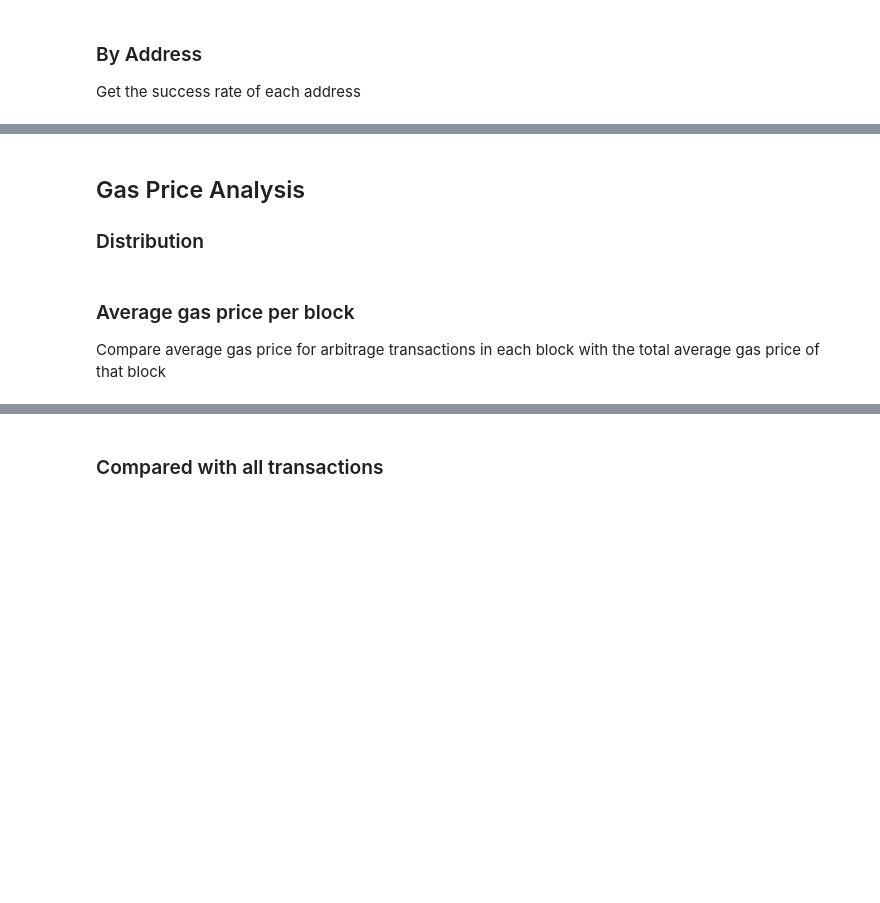
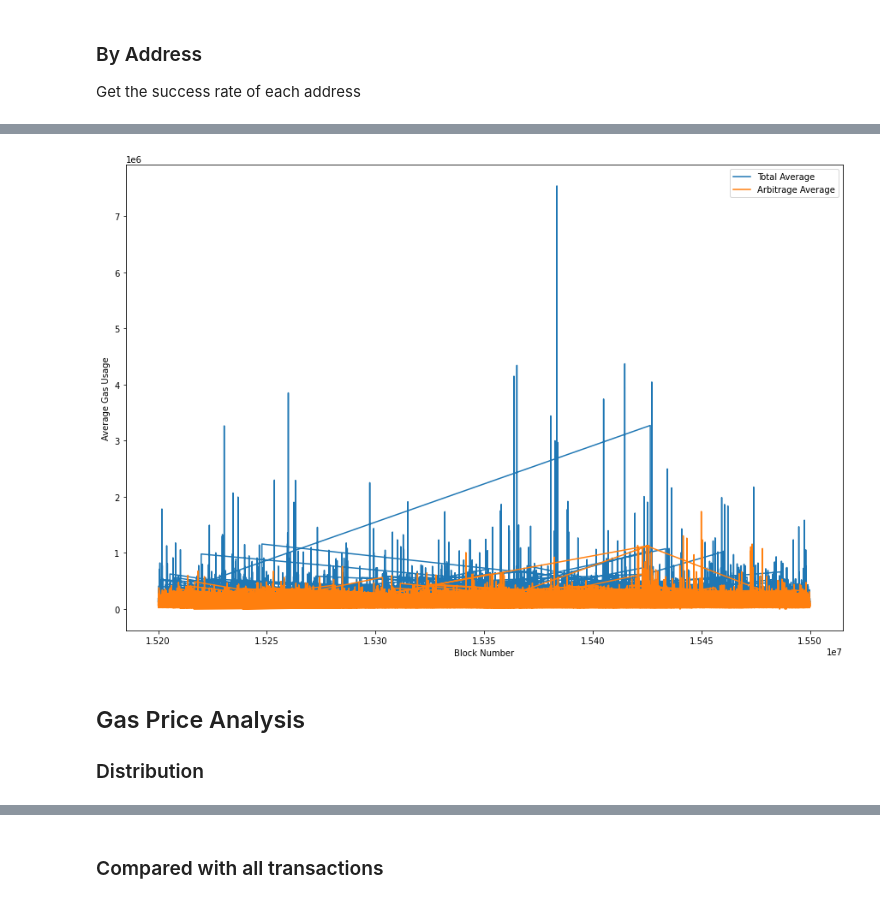
Before and after one commit to noushkia/mev-analysis, a Jupyter notebook: arbitrage_analysis.ipynb, the cells around one changed output, grey strips where cells are left out. Saved outputs shown, nothing was run; the diff lists cells and outputs as text; code cells hidden in the pictures; blank space fills up the shorter version.

```diff
--- a/arbitrage_analysis.ipynb
+++ b/arbitrage_analysis.ipynb
@@ -220,0 +129,4 @@ protocol_success_rate
+# %%
+query = "SELECT * FROM blocks WHERE block_number BETWEEN 15200000 AND 15500000"
+block_df = pd.DataFrame(conn.execute(text(query)))
+block_df.head()
@@ -220,0 +153,4 @@ protocol_success_rate
+# %%
+# merge the average gas usage per block with the blocks_df dataframe
+merged_df = pd.merge(block_df, avg_gas_per_block, on='block_number', how='inner')
+merged_df.sort_values(by='block_number')
@@ -221,3 +171,14 @@ protocol_success_rate
+# %%
+# plot the comparison of average gas usage per block with total average
+plt.figure(figsize=(15, 10))
+plt.plot(merged_df['block_number'], merged_df['avg_gas_usage'], label='Total Average')
+plt.plot(merged_df['block_number'], merged_df['gas_usage'], label='Arbitrage Average')
+plt.xlabel('Block Number')
+plt.ylabel('Average Gas Usage')
+plt.legend()
+plt.show()
+# %% [output]
+[figure, added]
 # %% [markdown]
 ## Gas Price Analysis
 
@@ -229,3 +185,0 @@ arb_df.hist(column='gas_price', bins=100)
-# %% [markdown]
-### Average gas price per block
-Compare average gas price for arbitrage transactions in each block with the total average gas price of that block
```
Also changed, not shown: parts of 69 cells of this notebook, 1 other file.
